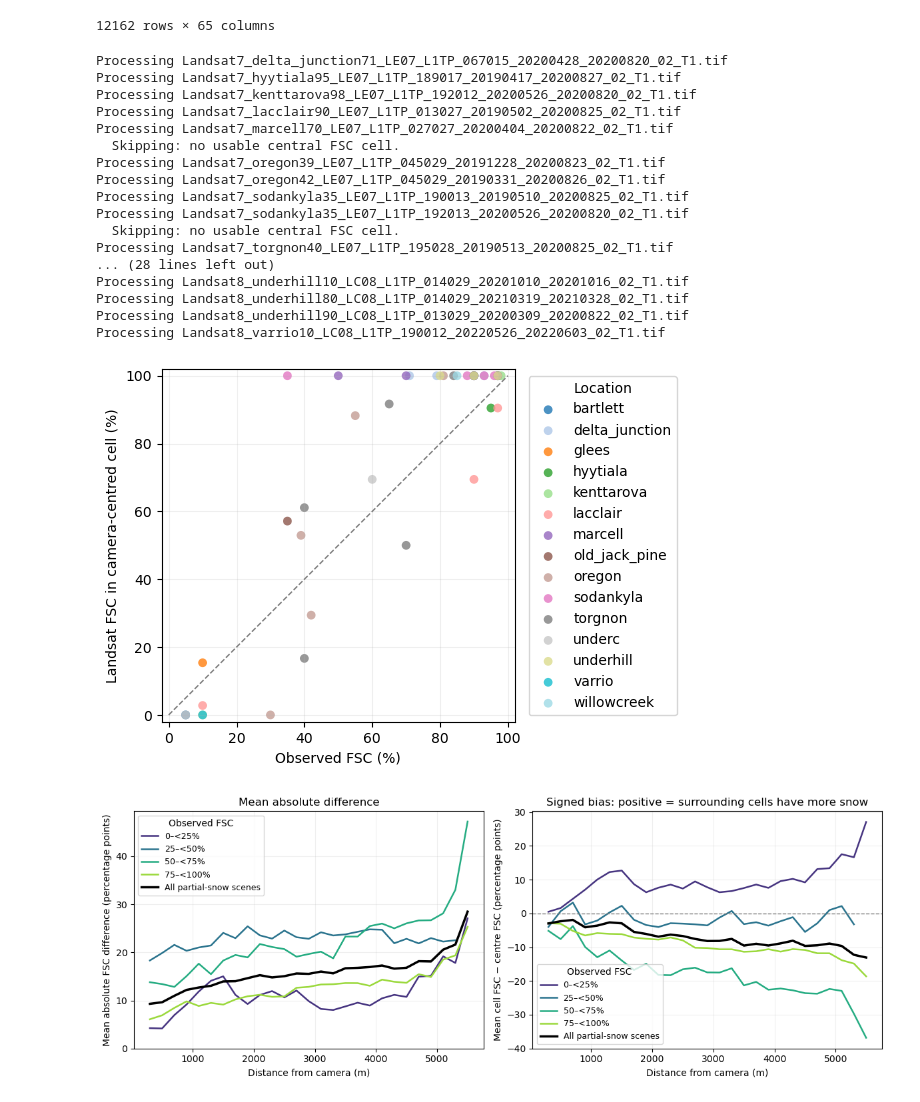
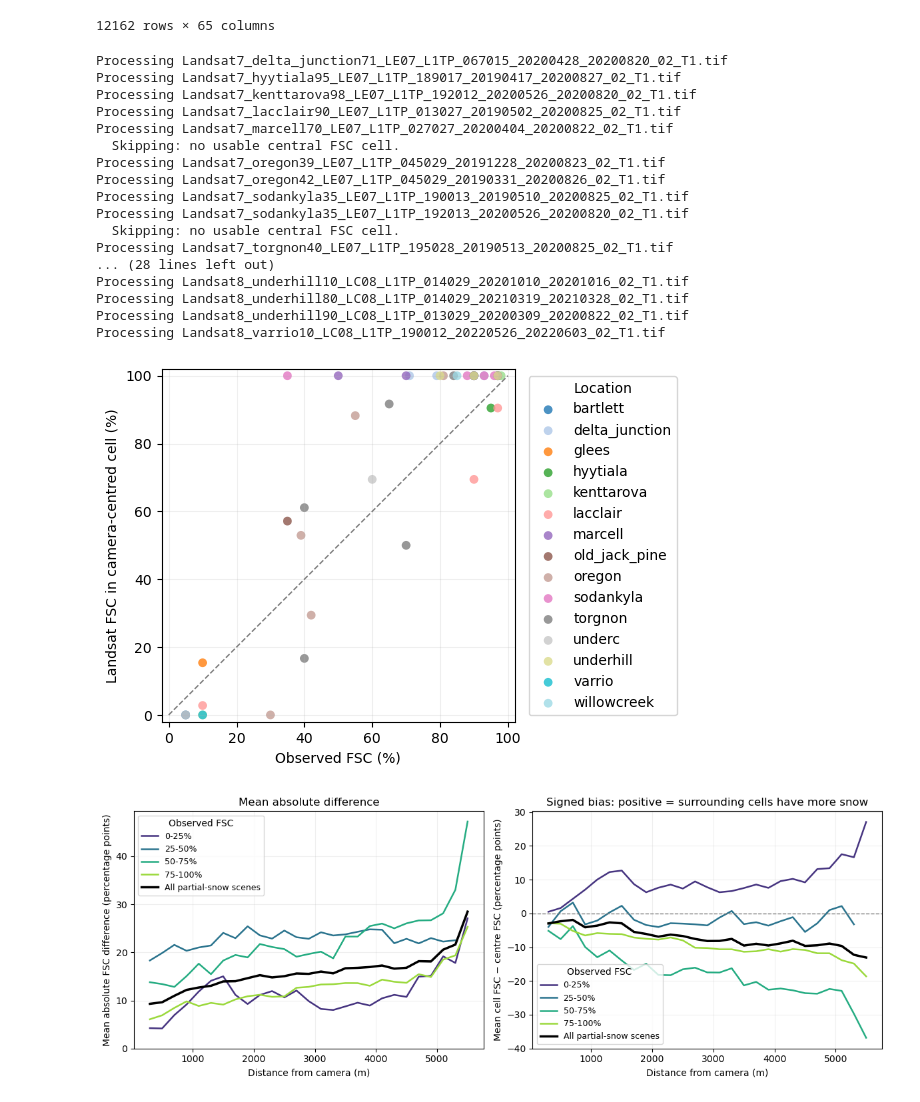
Before and after one commit to thomaslaraia/Snowstradamus, a Jupyter notebook: landsat_semivariogram.ipynb, the cells around one changed output. Cells and saved outputs as stored; diff of their text form; code cells hidden in the pictures.

```diff
--- a/landsat_semivariogram.ipynb
+++ b/landsat_semivariogram.ipynb
@@ -350,7 +350,7 @@ else:
     ).astype(int)
 
     band_labels = [
-        f"{lo}–<{hi}%"
+        f"{lo}-{hi}%"
         for lo, hi in zip(FSC_BAND_EDGES[:-1], FSC_BAND_EDGES[1:])
     ]
     outer_cells["fsc_band"] = pd.cut(
@@ -438,34 +438,34 @@ else:
         ylabel="Mean cell FSC − centre FSC (percentage points)",
     )
     axes[1].axhline(0, color="grey", ls="--", lw=1)
 
     for ax in axes:
         ax.set_xlabel("Distance from camera (m)")
         ax.grid(alpha=0.2)
         ax.legend(title="Observed FSC", fontsize=9)
 
     fig.tight_layout()
     plt.show()
 # %% [output]
 Processing Landsat7_delta_junction71_LE07_L1TP_067015_20200428_20200820_02_T1.tif
 Processing Landsat7_hyytiala95_LE07_L1TP_189017_20190417_20200827_02_T1.tif
 Processing Landsat7_kenttarova98_LE07_L1TP_192012_20200526_20200820_02_T1.tif
 Processing Landsat7_lacclair90_LE07_L1TP_013027_20190502_20200825_02_T1.tif
 Processing Landsat7_marcell70_LE07_L1TP_027027_20200404_20200822_02_T1.tif
   Skipping: no usable central FSC cell.
 Processing Landsat7_oregon39_LE07_L1TP_045029_20191228_20200823_02_T1.tif
 Processing Landsat7_oregon42_LE07_L1TP_045029_20190331_20200826_02_T1.tif
 Processing Landsat7_sodankyla35_LE07_L1TP_190013_20190510_20200825_02_T1.tif
 Processing Landsat7_sodankyla35_LE07_L1TP_192013_20200526_20200820_02_T1.tif
   Skipping: no usable central FSC cell.
 Processing Landsat7_torgnon40_LE07_L1TP_195028_20190513_20200825_02_T1.tif
 ... (28 lines left out)
 Processing Landsat8_underhill10_LC08_L1TP_014029_20201010_20201016_02_T1.tif
 Processing Landsat8_underhill80_LC08_L1TP_014029_20210319_20210328_02_T1.tif
 Processing Landsat8_underhill90_LC08_L1TP_013029_20200309_20200822_02_T1.tif
 Processing Landsat8_varrio10_LC08_L1TP_190012_20220526_20220603_02_T1.tif
 [figure]
-[figure, old version]
+[figure, new version]
 # %%
 plot_data = distance_summary.loc[
     distance_summary["distance_m"] < distance_summary["distance_m"].max()
```
Also changed, not shown: parts of 1 cell of this notebook.
